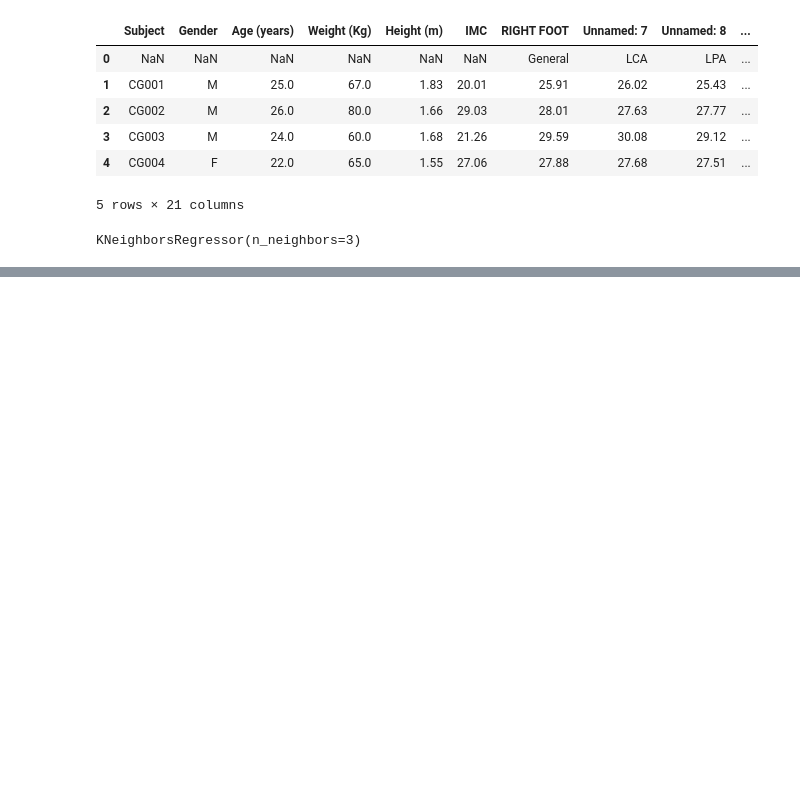
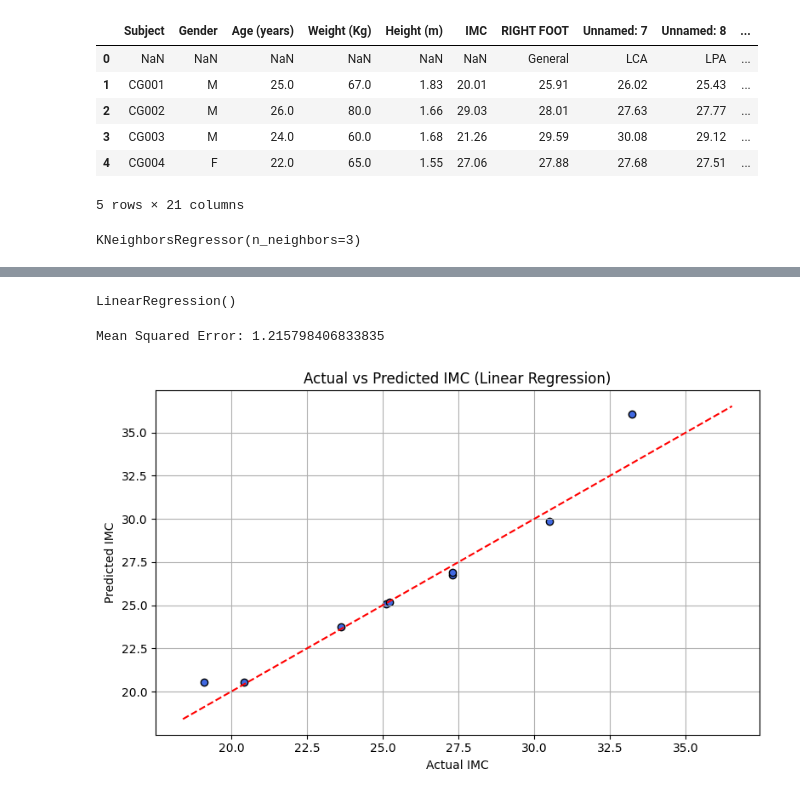
Before and after one commit to Kunals0612/TE_Lab_Assignments, a Jupyter notebook: DSBDAL/ExtraAssignment.ipynb, the cells around one changed output, grey strips where cells are left out. Cells and saved outputs as stored; diff of their text form; code cells hidden in the pictures; blank space fills up the shorter version.

```diff
--- a/DSBDAL/ExtraAssignment.ipynb
+++ b/DSBDAL/ExtraAssignment.ipynb
@@ -58,0 +61,25 @@ plt.show()
+# %%
+linear_reg = LinearRegression()
+# %%
+linear_reg.fit(X_train, y_train)
+# %% [output]
+LinearRegression()
+# %%
+y_pred = linear_reg.predict(X_test)
+# %%
+mse = mean_squared_error(y_test, y_pred)
+print("Mean Squared Error:", mse)
+# %% [output]
+Mean Squared Error: 1.215798406833835
+# %%
+plt.figure(figsize=(8, 5))
+plt.scatter(y_test, y_pred, color='royalblue', edgecolors='k')
+plt.plot([y.min(), y.max()], [y.min(), y.max()], 'r--')  # Reference line (Perfect Prediction)
+plt.xlabel("Actual IMC")
+plt.ylabel("Predicted IMC")
+plt.title("Actual vs Predicted IMC (Linear Regression)")
+plt.grid(True)
+plt.tight_layout()
+plt.show()
+# %% [output]
+[figure, added]
```
Also changed, not shown: parts of 3 cells of this notebook.
